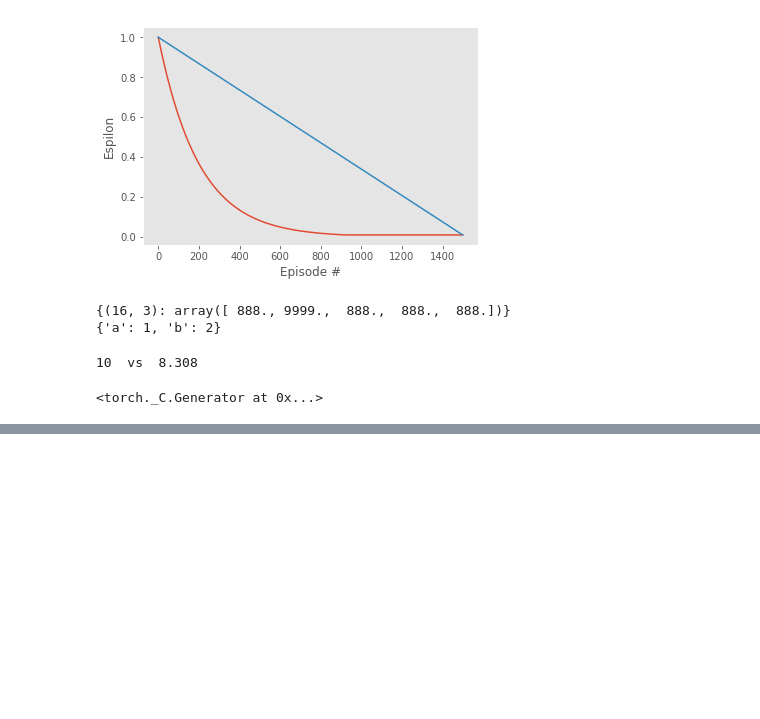
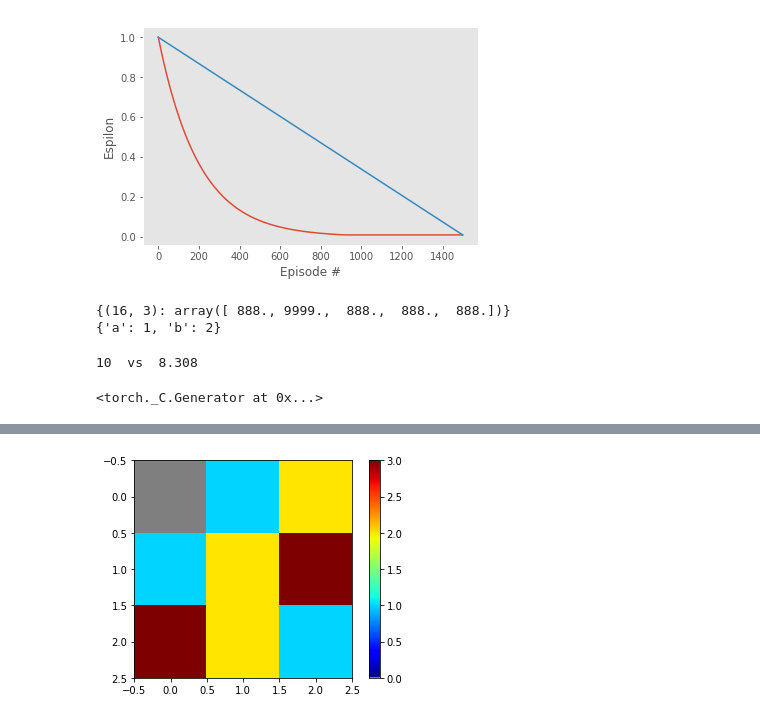
Before and after one commit to chauvinSimon/deep-reinforcement-learning, a Jupyter notebook: drafts.ipynb, the cells around one changed output, grey strips where cells are left out. Saved outputs shown, nothing was run; the diff lists cells and outputs as text; code cells hidden in the pictures; blank space fills up the shorter version.

```diff
--- a/drafts.ipynb
+++ b/drafts.ipynb
@@ -844,0 +871,7 @@ torch.manual_seed(0) # set random seed
+# %%
+# next in cycle
+from itertools import cycle
+cycol = cycle('bgrcmk')
+for i, e in enumerate(zip([1, 2, 3, 4], [5, 6, 7, 8])):
+    c = next(cycol)
+    print(c)
@@ -844,0 +1062,21 @@ torch.manual_seed(0) # set random seed
+# %%
+# define the colormap
+cmap = plt.cm.jet
+# extract all colors from the .jet map
+cmaplist = [cmap(i) for i in range(cmap.N)]
+# force the first color entry to be grey
+cmaplist[0] = (.5,.5,.5,1.0)
+# create the new map
+cmap = cmap.from_list('Custom cmap', cmaplist, cmap.N)
+# %%
+t = np.array([[0, 1, 2], [1, 2, 3], [3, 2, 1]])
+import matplotlib.pyplot as plt
+# plt.imshow(t)
+# plt.show()
+plt.imshow(t, cmap=cmap, interpolation='nearest')
+cb = mpl.colorbar.ColorbarBase(ax2, cmap=cmap, norm=norm, spacing='proportional', ticks=bounds, boundaries=bounds, format='%1i')
+
+plt.colorbar(cmap=cmap, orientation='vertical')
+plt.show()
+# %% [output]
+[figure, added]
```
Also changed, not shown: parts of 25 cells of this notebook.
